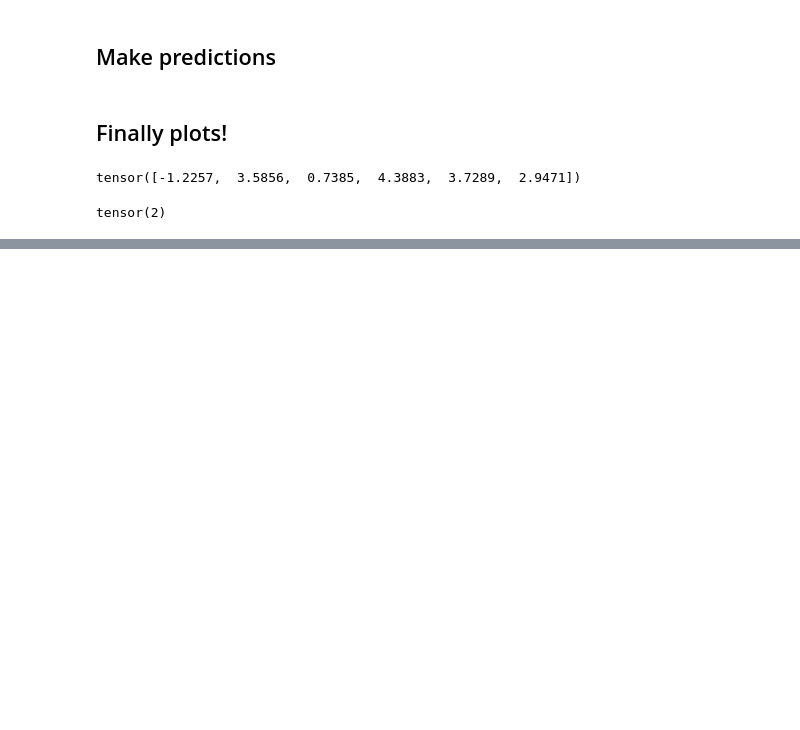
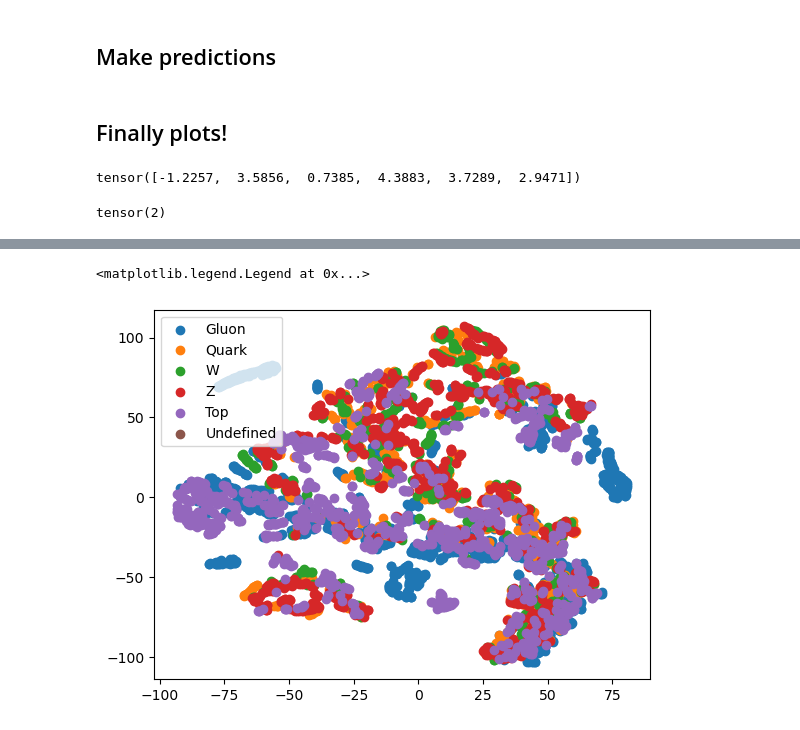
Before and after one commit to niklai99/jet-tagging, a Jupyter notebook: DGL_autoencoder/performance_analysis.ipynb, the cells around one changed output, grey strips where cells are left out. Saved outputs shown, nothing was run; the diff lists cells and outputs as text; code cells hidden in the pictures; blank space fills up the shorter version.

```diff
--- a/DGL_autoencoder/performance_analysis.ipynb
+++ b/DGL_autoencoder/performance_analysis.ipynb
@@ -236,0 +282,8 @@ np.save('loss_history', np.array(loss))
+# %%
+for j in lbl_2_load:
+    X_plt = X_emb[lbl[:,j]==1, :]
+    plt.scatter(X_plt[:,0], X_plt[:,1], label=labels_str[j])
+plt.legend()
+# %% [output]
+<matplotlib.legend.Legend at 0x...>
+[figure, added]
```
Also changed, not shown: parts of 15 cells of this notebook, 6 other files.
